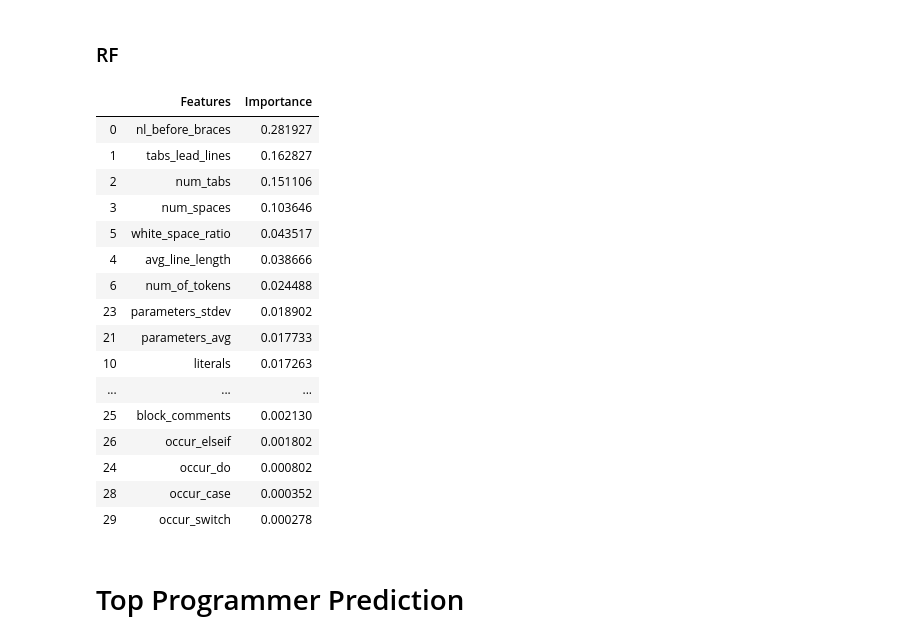
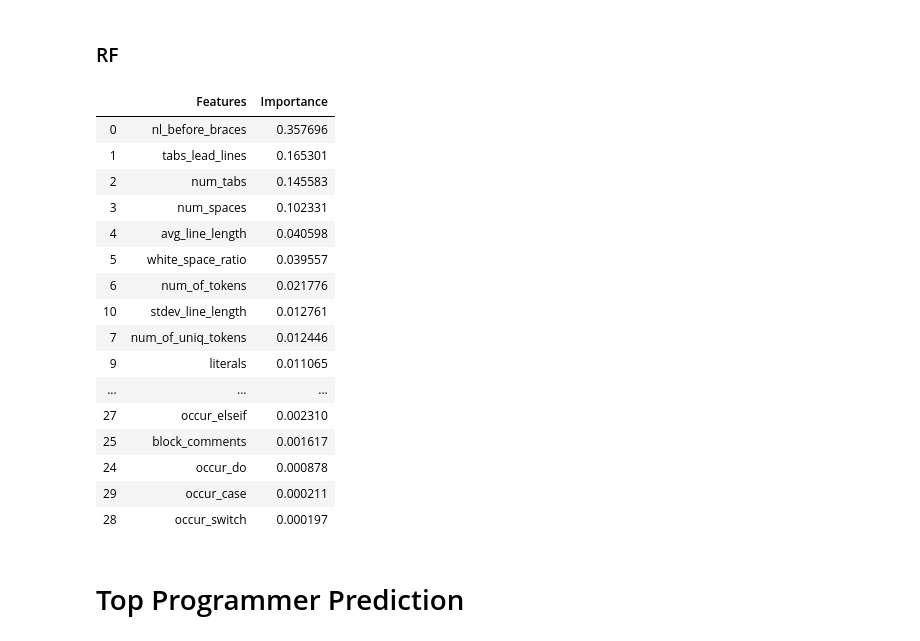
Before and after one commit to rafed/GcjStyleAnalysis, a Jupyter notebook: gcj_analysis_2016.ipynb, the cells around one changed output. Saved outputs shown, nothing was run; the diff lists cells and outputs as text; code cells hidden in the pictures.

```diff
--- a/gcj_analysis_2016.ipynb
+++ b/gcj_analysis_2016.ipynb
@@ -191,0 +195,26 @@ round_2 5723605790883840
+# %%
+for r in rounds:
+    df_round = df[df['round_name']==r]
+    problem_num = df_round['problem_num_hash'].unique()
+
+    for p in problem_num:
+        d = df_round[df_round['problem_num_hash']==p]
+        d = d.drop(cols_to_drop, axis=1)
+        d[cols_to_norm] = MinMaxScaler().fit_transform(d[cols_to_norm])
+
+        x = d.drop('username', axis=1)
+        y = d['username']
+
+        distortions = []
+        K = range(1,10)
+        for k in K:
+            kmeanModel = KMeans(n_clusters=k).fit(x)
+            kmeanModel.fit(x)
+            distortions.append(sum(np.min(cdist(x, kmeanModel.cluster_centers_, 'euclidean'), axis=1)) / x.shape[0])
+
+        print(r, p)
+        # Plot the elbow
+        plt.plot(K, distortions, 'bx-')
+        plt.xlabel('k')
+        plt.ylabel('Distortion')
+        plt.show()
@@ -274,7 +317,7 @@ from collections import Counter
 
 feature_dic = {}
 counter = 0
-for r in rounds:
+for r in ['qualification_round', 'round_2']:
     df_round = df[df['round_name']==r]
     problem_num = df_round['problem_num_hash'].unique()
 
@@ -298,49 +341,49 @@ for r in rounds:
 #         x['label'] = km.labels_
 #         x_mean = x.groupby('label').mean()
 #         results = pd.DataFrame(columns=['Variable', 'Var'])
 #         for column in x_mean.columns:
 #             results.loc[len(results), :] = [column, np.var(x_mean[column])]
 
 #         selected_columns = results.sort_values(
 #             'Var', ascending=False,
 #         ).head(10)
 #         print(r, p)
 #         print(selected_columns)
 #         print()
 
         ## RF feature importance
         rf = RandomForestClassifier(n_estimators=100)
         rf.fit(x, km.labels_)
         feature_importances = pd.DataFrame(rf.feature_importances_,
                                    index = x.columns,
                                    columns=['importance']).sort_values('importance', ascending=False)
         for index, row in feature_importances.iterrows():
             if index in feature_dic.keys():
                 feature_dic[index] += row[0]
             else:
                 feature_dic[index] = row[0]
 
 f_rank = pd.DataFrame(feature_dic.items(), columns=['Features', 'Importance'])
 f_rank['Importance'] = f_rank['Importance']/counter
 f_rank.sort_values('Importance', ascending=False) #.to_string(index=False)
 # %% [output]
 |  | Features | Importance |
-| 0 | nl_before_braces | 0.281927 |
-| 1 | tabs_lead_lines | 0.162827 |
-| 2 | num_tabs | 0.151106 |
-| 3 | num_spaces | 0.103646 |
-| 5 | white_space_ratio | 0.043517 |
-| 4 | avg_line_length | 0.038666 |
-| 6 | num_of_tokens | 0.024488 |
-| 23 | parameters_stdev | 0.018902 |
-| 21 | parameters_avg | 0.017733 |
-| 10 | literals | 0.017263 |
+| 0 | nl_before_braces | 0.357696 |
+| 1 | tabs_lead_lines | 0.165301 |
+| 2 | num_tabs | 0.145583 |
+| 3 | num_spaces | 0.102331 |
+| 4 | avg_line_length | 0.040598 |
+| 5 | white_space_ratio | 0.039557 |
+| 6 | num_of_tokens | 0.021776 |
+| 10 | stdev_line_length | 0.012761 |
+| 7 | num_of_uniq_tokens | 0.012446 |
+| 9 | literals | 0.011065 |
 | ... | ... | ... |
-| 25 | block_comments | 0.002130 |
-| 26 | occur_elseif | 0.001802 |
-| 24 | occur_do | 0.000802 |
-| 28 | occur_case | 0.000352 |
-| 29 | occur_switch | 0.000278 |
+| 27 | occur_elseif | 0.002310 |
+| 25 | block_comments | 0.001617 |
+| 24 | occur_do | 0.000878 |
+| 29 | occur_case | 0.000211 |
+| 28 | occur_switch | 0.000197 |
 # %% [markdown]
 # Top Programmer Prediction
 # %%
```
Also changed, not shown: parts of 3 cells of this notebook, 2 other files.
